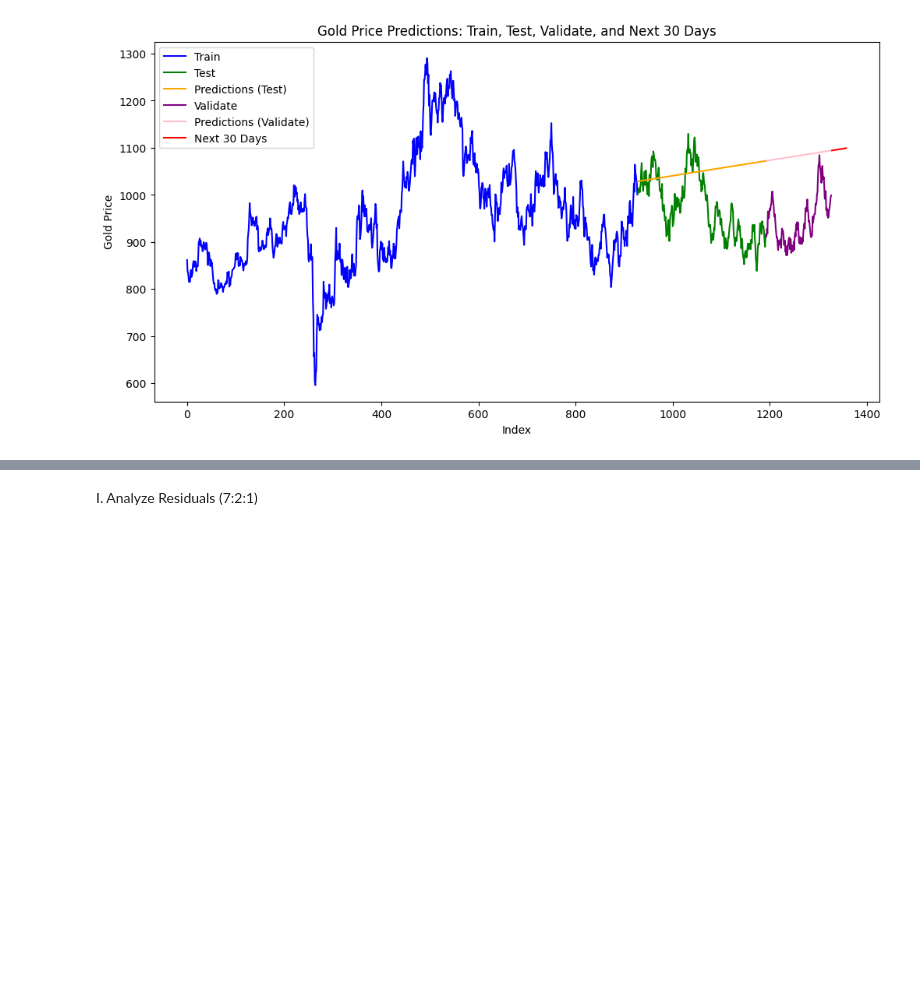
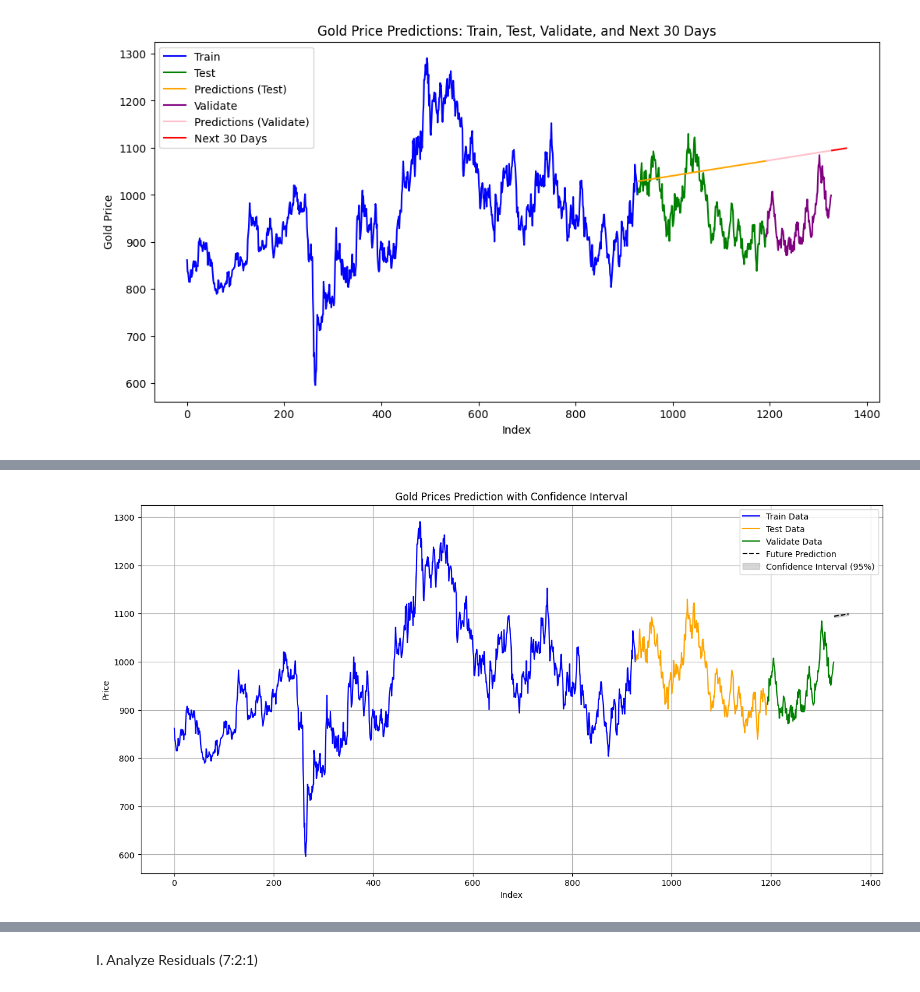
Before and after one commit to gnaht1/STAT3013.-P12_Nhom4, a Jupyter notebook: LR/Python/Platinum_LR.ipynb, the cells around one changed output, grey strips where cells are left out. Saved outputs shown, nothing was run; the diff lists cells and outputs as text; code cells hidden in the pictures; blank space fills up the shorter version.

Commit message:
Edit Python
Add Confidence value

```diff
--- a/LR/Python/Platinum_LR.ipynb
+++ b/LR/Python/Platinum_LR.ipynb
@@ -175,3 +175,82 @@ plt.title('Gold Price Predictions: Train, Test, Validate, and Next 30 Days')
 plt.show()
 # %% [output]
 [figure]
+# %%
+import numpy as np
+import matplotlib.pyplot as plt
+from scipy.stats import norm
+
+# Tạo khoảng tin cậy cho dự đoán tương lai (30 ngày tiếp theo)
+confidence_level = 0.95
+z_score = norm.ppf((1 + confidence_level) / 2)  # Giá trị Z cho mức độ tin cậy 95%
+
+# Sử dụng y_pred_future là giá trị dự đoán cho 30 ngày tiếp theo
+y_pred_future = next_30_days['predicted_close'].values
+
+# Độ lệch chuẩn của dự đoán tương lai
+std_dev = np.std(y_pred_future)
+margin_of_error = z_score * std_dev
+
+# Tính khoảng tin cậy
+lower_bound = y_pred_future - margin_of_error
+upper_bound = y_pred_future + margin_of_error
+
+# In ra giá trị khoảng tin cậy
+print("Margin of Error:", margin_of_error)
+print("Lower Bound of Future Prediction:", lower_bound)
+print("Upper Bound of Future Prediction:", upper_bound)
+
+# Tính Confidence Score
+mean_prediction = np.mean(y_pred_future)
+confidence_interval_range = upper_bound - lower_bound
+confidence_score = 1 - (np.mean(confidence_interval_range) / mean_prediction)
+print("Confidence Score:", confidence_score)
+
+# Cập nhật chỉ số index của next_30_days để nối tiếp tập val_data
+last_index = val_data.index.max()  # Chỉ số cuối cùng của tập xác thực
+next_30_days.index = range(last_index + 1, last_index + 1 + len(next_30_days))
+
+# Tạo DataFrame khoảng tin cậy
+PREDICTIONS_FUTURE = next_30_days.copy()
+PREDICTIONS_FUTURE['lower_bound'] = lower_bound
+PREDICTIONS_FUTURE['upper_bound'] = upper_bound
+
+# Vẽ biểu đồ với khoảng tin cậy
+plt.figure(figsize=(16, 8))
+
+# Plot dữ liệu tập huấn luyện, kiểm tra, xác thực
+plt.plot(train_data.index, train_data['close'], color='blue', label='Train Data')
+plt.plot(test_data.index, test_data['close'], color='orange', label='Test Data')
+plt.plot(val_data.index, val_data['close'], color='green', label='Validate Data')
+
+# Plot dự đoán tương lai
+plt.plot(PREDICTIONS_FUTURE.index, PREDICTIONS_FUTURE['predicted_close'], color='black', linestyle='dashed', label='Future Prediction')
+
+# Plot khoảng tin cậy
+plt.fill_between(PREDICTIONS_FUTURE.index, PREDICTIONS_FUTURE['lower_bound'], PREDICTIONS_FUTURE['upper_bound'], color='gray', alpha=0.3, label='Confidence Interval (95%)')
+
+# Thêm tiêu đề và chú thích
+plt.xlabel('Index')
+plt.ylabel('Price')
+plt.title('Gold Prices Prediction with Confidence Interval')
+plt.legend()
+plt.grid()
+plt.show()
+
+# Vẽ biểu đồ riêng cho khoảng tin cậy
+plt.figure(figsize=(16, 8))
+
+# Plot dự đoán tương lai
+plt.plot(PREDICTIONS_FUTURE.index, PREDICTIONS_FUTURE['predicted_close'], color='black', linestyle='dashed', label='Future Prediction')
+
+# Plot khoảng tin cậy
+plt.fill_between(PREDICTIONS_FUTURE.index, PREDICTIONS_FUTURE['lower_bound'], PREDICTIONS_FUTURE['upper_bound'], color='gray', alpha=0.3, label='Confidence Interval (95%)')
+
+# Thêm tiêu đề và chú thích
+plt.xlabel('Index')
+plt.ylabel('Price')
+plt.title('Confidence Interval for Future Predictions')
+plt.legend()
+plt.grid()
+plt.show()
+# %% [output]
@@ -177,0 +271 @@ plt.show()
+[figure, added]
```
Also changed, not shown: parts of 6 cells of this notebook, 4 other files.
